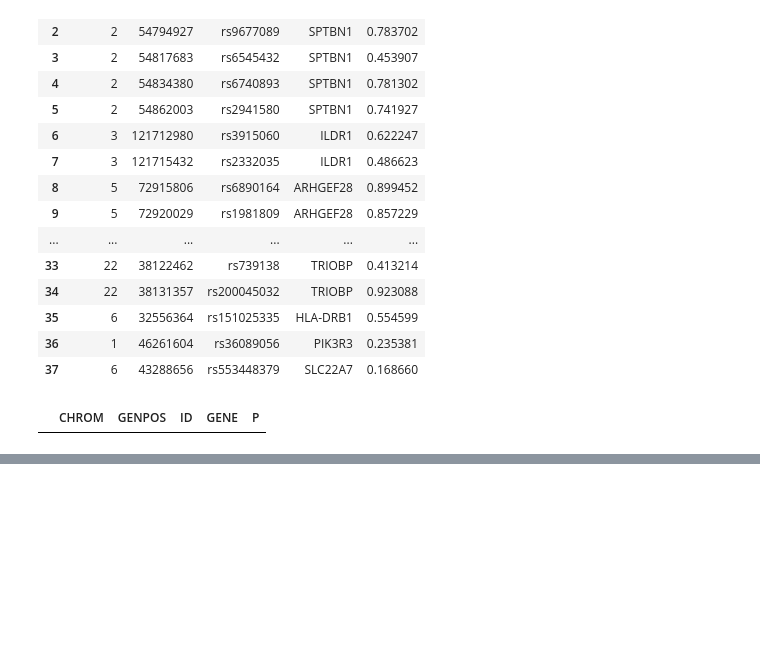
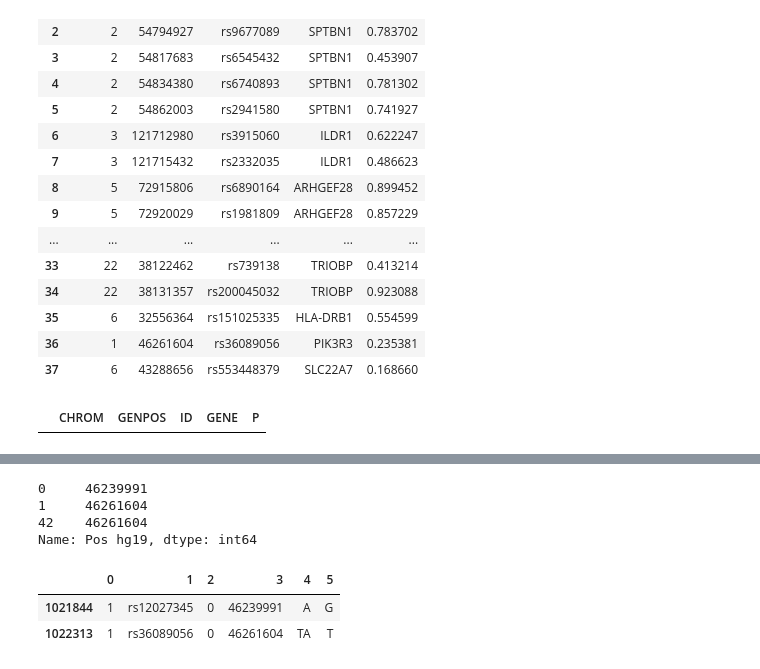
Before and after one commit to statgenetics/UKBB_GWAS_dev, a Jupyter notebook: workflow/030722_GenexNoise_interaction.ipynb, the cells around one changed output, grey strips where cells are left out. Saved outputs shown, nothing was run; the diff lists cells and outputs as text; code cells hidden in the pictures; blank space fills up the shorter version.

```diff
--- a/workflow/030722_GenexNoise_interaction.ipynb
+++ b/workflow/030722_GenexNoise_interaction.ipynb
@@ -3017,0 +3061,13 @@ inter[inter["P"]<=(0.05/44)]
+# %%
+knownvar.loc[knownvar["Chrom"]==1,"Pos hg19"]
+# %% [output]
+0     46239991
+1     46261604
+42    46261604
+Name: Pos hg19, dtype: int64
+# %%
+bim[bim[3].isin(knownvar.loc[knownvar["Chrom"]==1,"Pos hg19"].to_list())]
+# %% [output]
+|  | 0 | 1 | 2 | 3 | 4 | 5 |
+| 1021844 | 1 | rs12027345 | 0 | 46239991 | A | G |
+| 1022313 | 1 | rs36089056 | 0 | 46261604 | TA | T |
```
Also changed, not shown: parts of 4 cells of this notebook.
